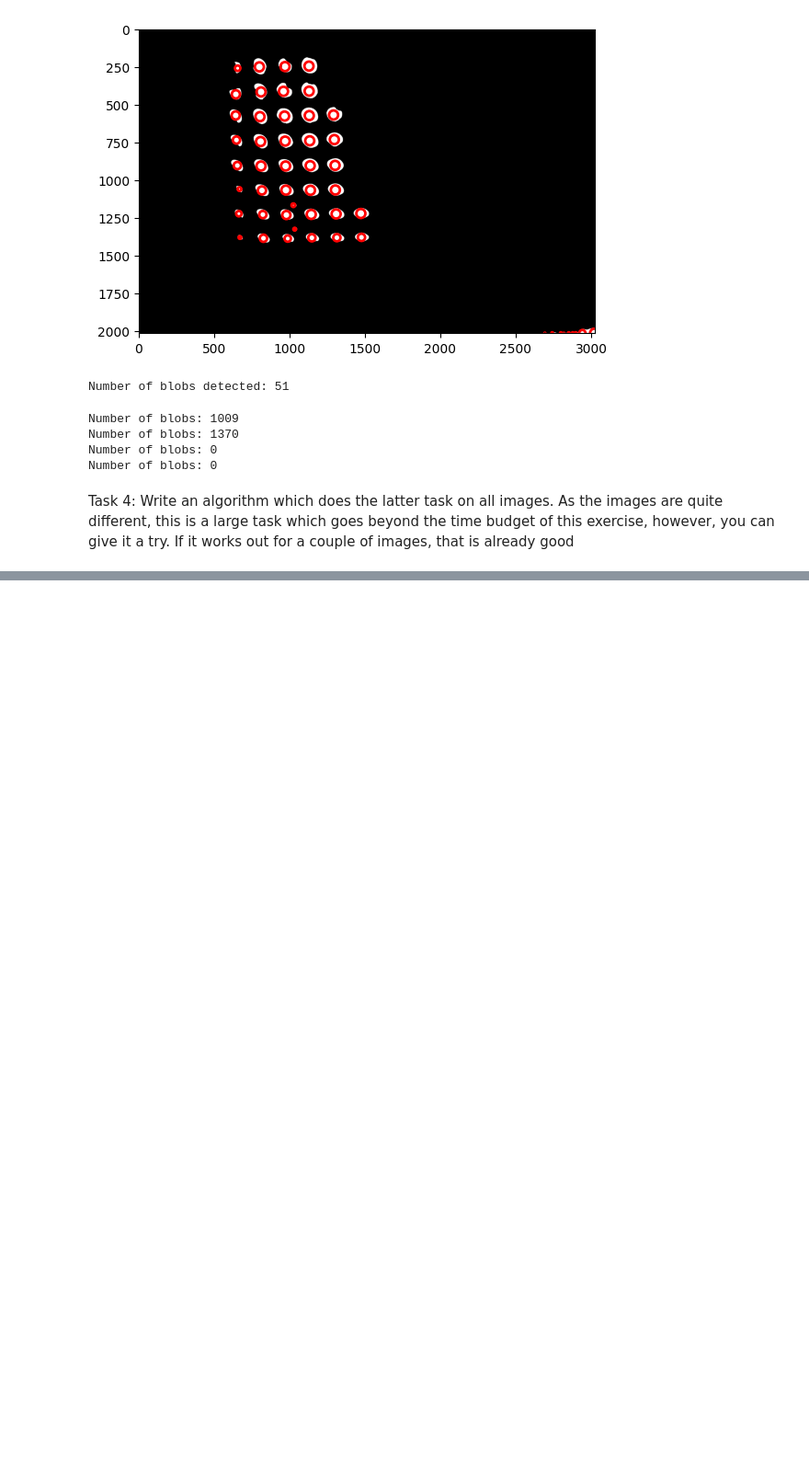
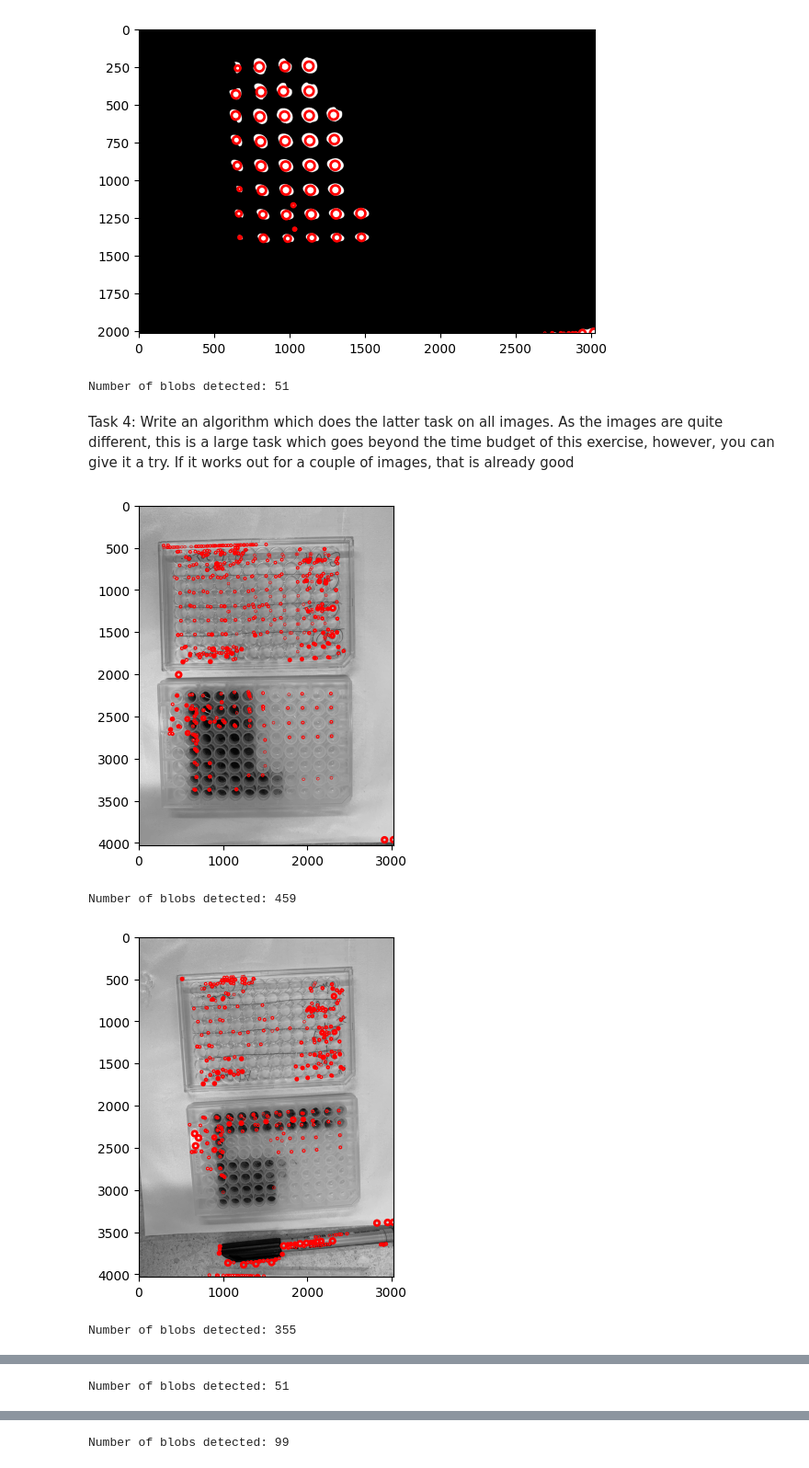
Before and after one commit to Sean-Reinhardt/Reinhardt-Sean, a Jupyter notebook: CodingTask2.ipynb, the cells around one changed output, grey strips where cells are left out. Shown at 92% size. Saved outputs shown, nothing was run; the diff lists cells and outputs as text; code cells hidden in the pictures; blank space fills up the shorter version.

```diff
--- a/CodingTask2.ipynb
+++ b/CodingTask2.ipynb
@@ -147,39 +151,37 @@ print("Number of blobs detected:", len(blobs))
 # %% [output]
 [figure]
 Number of blobs detected: 51
-# %%
-import skimage.io as io
-from skimage.filters import threshold_otsu
-from skimage.measure import label, regionprops
-
-threshold_value = 30
-folder_path = '/content/drive/MyDrive/datascience/codingtask22/'
-png_files = glob.glob(os.path.join(folder_path, "*.png"))
-
-for files in png_files:
-
-# Load the image
-  image = io.imread(files)
-
-# Convert the image to binary format
-  threshold_value = threshold_otsu(image)
-  binary_image = image < threshold_value
-
-# Label the connected white regions in the binary image
-  label_image = label(binary_image)
-
-# Get the properties of the labeled regions
-  regions = regionprops(label_image)
-
-# Count the number of regions with a minimum number of pixels
-  min_pixels = 30
-  num_blobs = sum(1 for r in regions if r.area >= min_pixels)
-
-  print(f"Number of blobs: {num_blobs}")
-# %% [output]
-Number of blobs: 1009
-Number of blobs: 1370
-Number of blobs: 0
-Number of blobs: 0
 # %% [markdown]
 Task 4: Write an algorithm which does the latter task on all images. As the images are quite different, this is a large task which goes beyond the time budget of this exercise, however, you can give it a try. If it works out for a couple of images, that is already good
+# %%
+folder_path = '/content/drive/MyDrive/datascience/codingtask22/'
+png_files = glob.glob(os.path.join(folder_path, "*.png"))
+
+for files in png_files:
+
+# Load the image and convert it to grayscale
+  image = io.imread(files, as_gray=True)
+
+# Apply a Gaussian filter to smooth the image
+  image_smoothed = filters.gaussian(image, sigma=3)
+
+# Detect blobs using the Laplacian of Gaussian method
+  blobs = feature.blob_log(image_smoothed, min_sigma=3, max_sigma=30, num_sigma=10, threshold=0.1)
+
+# Plot the image and the detected blobs
+  fig, ax = plt.subplots()
+  ax.imshow(image, cmap='gray')
+  for blob in blobs:
+    y, x, r = blob
+    c = plt.Circle((x, y), r, color='red', linewidth=2, fill=False)
+    ax.add_patch(c)
+  plt.show()
+
+#blobs = blob_doh(image_threshold, max_sigma=30, threshold=.01)
+
+  print("Number of blobs detected:", len(blobs))
+# %% [output]
+[figure, added]
+Number of blobs detected: 459
+[figure, added]
+Number of blobs detected: 355
@@ -185,0 +189 @@ Task 4: Write an algorithm which does the latter task on all images. As the imag
+Number of blobs detected: 51
@@ -185,0 +191 @@ Task 4: Write an algorithm which does the latter task on all images. As the imag
+Number of blobs detected: 99
```
Also changed, not shown: parts of 2 cells of this notebook.
